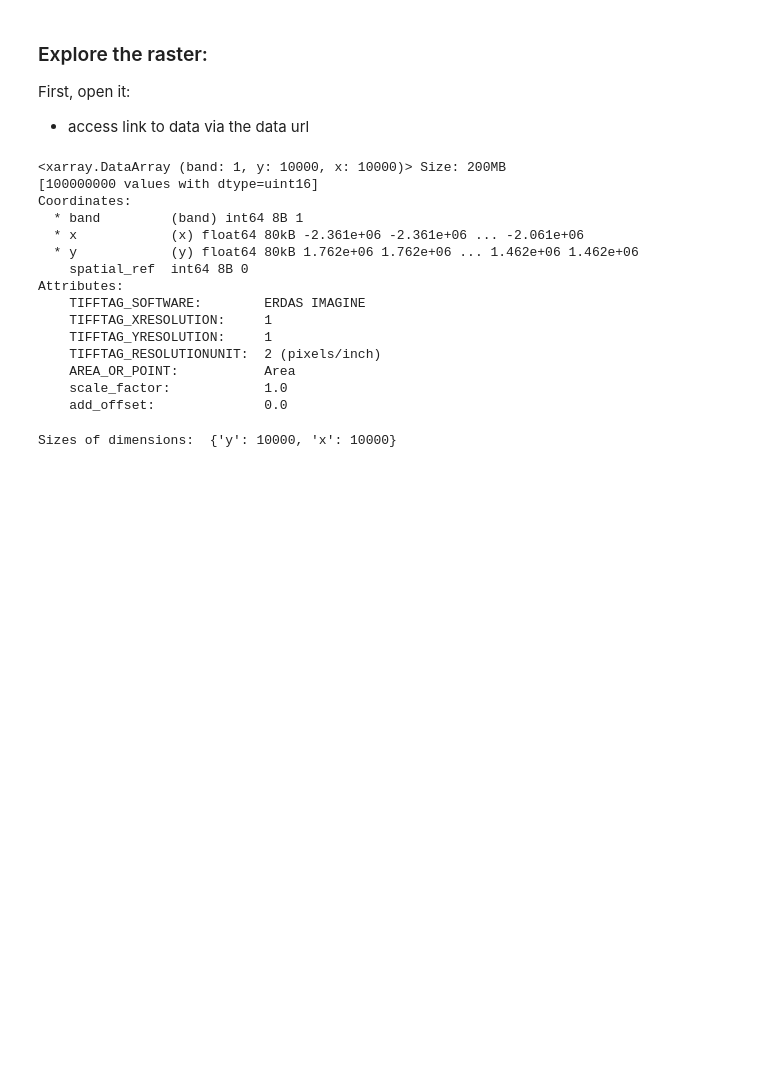
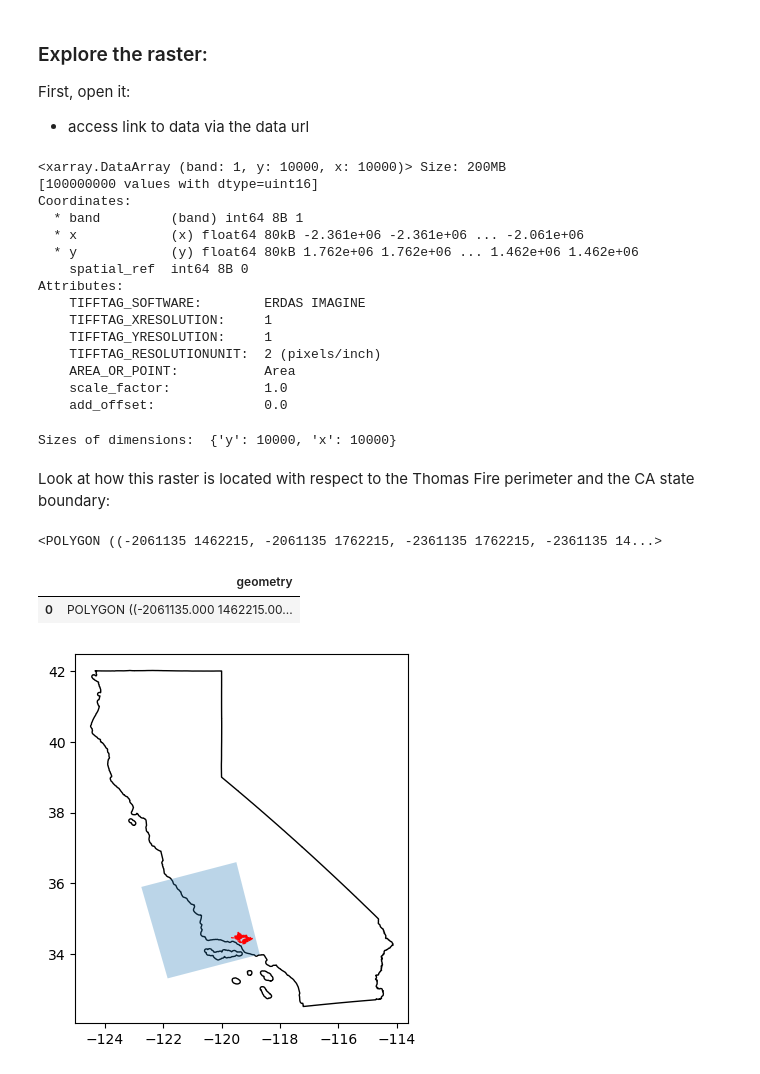
Before and after one commit to nicolelpepper/eds220-2024-in-class, a Jupyter notebook: week-9-land-cover-stats-STUDENTS.ipynb, the cells around one changed output. Saved outputs shown, nothing was run; the diff lists cells and outputs as text; code cells hidden in the pictures; blank space fills up the shorter version.

```diff
--- a/week-9-land-cover-stats-STUDENTS.ipynb
+++ b/week-9-land-cover-stats-STUDENTS.ipynb
@@ -160,3 +160,33 @@ lulc = lulc.squeeze().drop_vars('band')
 print('Sizes of dimensions: ', dict(lulc.sizes))
 # %% [output]
 Sizes of dimensions:  {'y': 10000, 'x': 10000}
+# %% [markdown]
+Look at how this raster is located with respect to the Thomas Fire perimeter and the CA state boundary:
+# %%
+# start with raster and get bounds
+# use shapely package to construct polygon out of four numbers
+box(*lulc.rio.bounds())
+# %% [output]
+<POLYGON ((-2061135 1462215, -2061135 1762215, -2361135 1762215, -2361135 14...>
+# %%
+# construct the bounding box as a geopandas df
+lulc_bbox = gpd.GeoDataFrame(geometry = [box(*lulc.rio.bounds())],
+                             crs = lulc.rio.crs)
+# %%
+lulc_bbox
+# %% [output]
+|  | geometry |
+| 0 | POLYGON ((-2061135.000 1462215.00... |
+# %%
+# Plot the raster boundary, fire perimeter, CA boundary
+fig, ax = plt.subplots()
+ca.plot(ax = ax, color = 'white', edgecolor = 'black')
+
+# Reproject lulc_bbox and fire perimeter to CA CRS
+
+lulc_bbox.to_crs(ca.crs).plot(ax=ax, alpha = 0.3)
+thomas_fire.to_crs(ca.crs).plot(ax=ax, color = 'red')
+
+plt.show()
+# %% [output]
+[figure, added]
```
Also changed, not shown: parts of 22 cells of this notebook.
